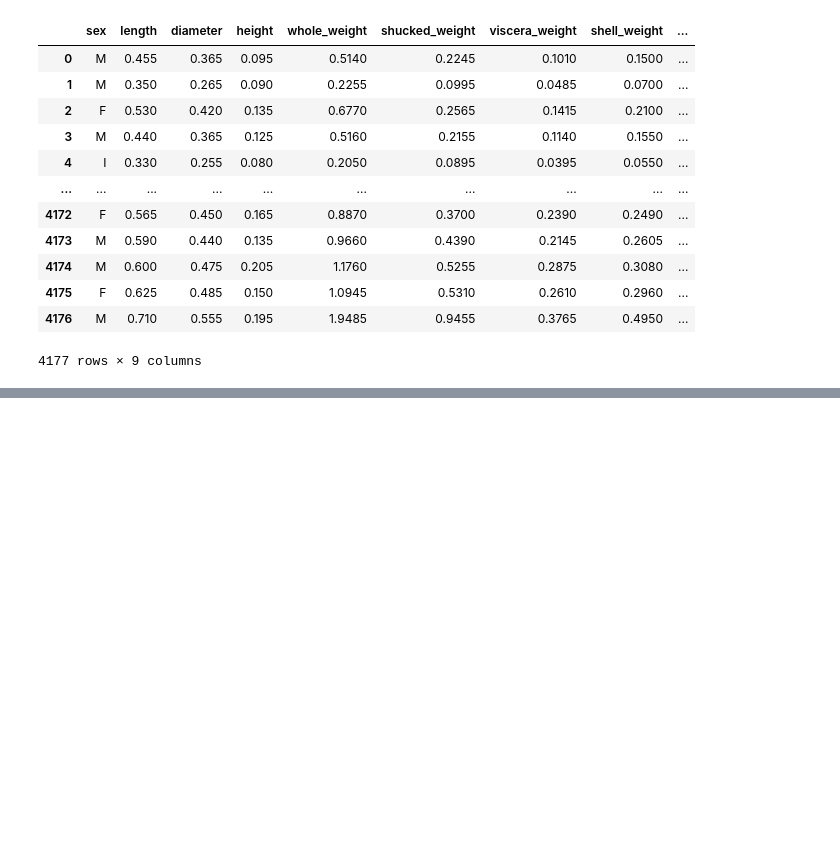
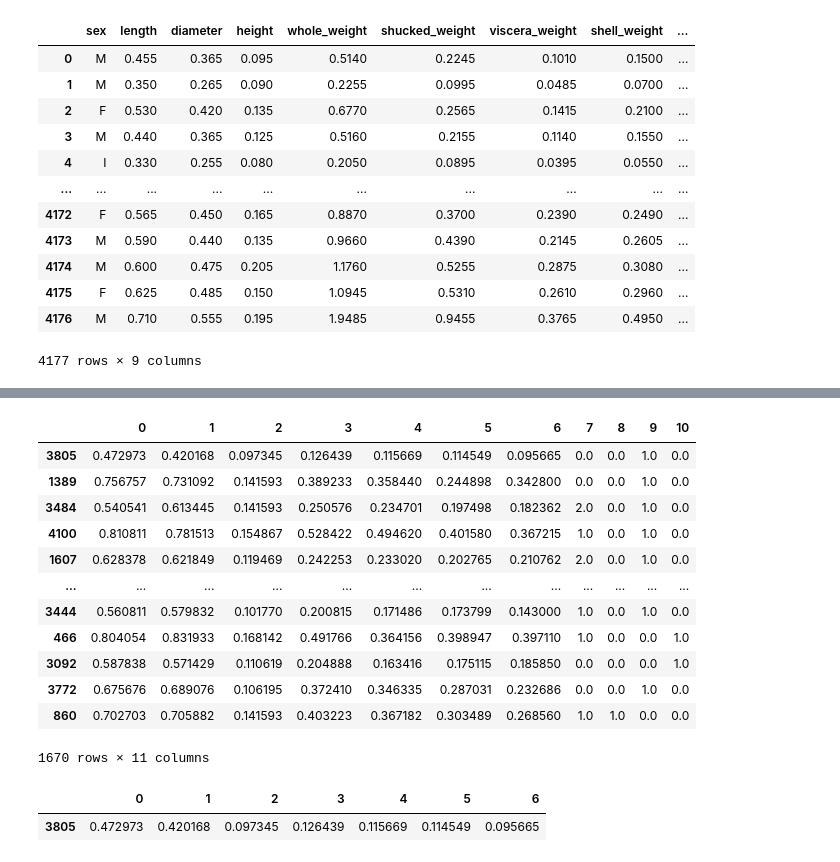
Before and after one commit to dominicshore/multi_class_clf, a Jupyter notebook: assignment_3/Assignment_3_Dominic_Shore.ipynb, the cells around one changed output, grey strips where cells are left out. Drawn from its saved outputs; the diff is of its cells as text; code cells hidden in the pictures; blank space fills up the shorter version.

```diff
--- a/assignment_3/Assignment_3_Dominic_Shore.ipynb
+++ b/assignment_3/Assignment_3_Dominic_Shore.ipynb
@@ -79,0 +113,26 @@ Name: ring_class, dtype: int64
+# %%
+X = abs_prepared.iloc[:,:-1]
+y = abs_prepared.iloc[:,-1]
+# %%
+X_train, X_test, y_train, y_test = train_test_split(X, y, train_size = 0.4, random_state=42)
+# %%
+X_train
+# %% [output]
+|  | 0 | 1 | 2 | 3 | 4 | 5 | 6 | 7 | 8 | 9 | 10 |
+| 3805 | 0.472973 | 0.420168 | 0.097345 | 0.126439 | 0.115669 | 0.114549 | 0.095665 | 0.0 | 0.0 | 1.0 | 0.0 |
+| 1389 | 0.756757 | 0.731092 | 0.141593 | 0.389233 | 0.358440 | 0.244898 | 0.342800 | 0.0 | 0.0 | 1.0 | 0.0 |
+| 3484 | 0.540541 | 0.613445 | 0.141593 | 0.250576 | 0.234701 | 0.197498 | 0.182362 | 2.0 | 0.0 | 1.0 | 0.0 |
+| 4100 | 0.810811 | 0.781513 | 0.154867 | 0.528422 | 0.494620 | 0.401580 | 0.367215 | 1.0 | 0.0 | 1.0 | 0.0 |
+| 1607 | 0.628378 | 0.621849 | 0.119469 | 0.242253 | 0.233020 | 0.202765 | 0.210762 | 2.0 | 0.0 | 1.0 | 0.0 |
+| ... | ... | ... | ... | ... | ... | ... | ... | ... | ... | ... | ... |
+| 3444 | 0.560811 | 0.579832 | 0.101770 | 0.200815 | 0.171486 | 0.173799 | 0.143000 | 1.0 | 0.0 | 1.0 | 0.0 |
+| 466 | 0.804054 | 0.831933 | 0.168142 | 0.491766 | 0.364156 | 0.398947 | 0.397110 | 1.0 | 0.0 | 0.0 | 1.0 |
+| 3092 | 0.587838 | 0.571429 | 0.110619 | 0.204888 | 0.163416 | 0.175115 | 0.185850 | 0.0 | 0.0 | 0.0 | 1.0 |
+| 3772 | 0.675676 | 0.689076 | 0.106195 | 0.372410 | 0.346335 | 0.287031 | 0.232686 | 0.0 | 0.0 | 1.0 | 0.0 |
+| 860 | 0.702703 | 0.705882 | 0.141593 | 0.403223 | 0.367182 | 0.303489 | 0.268560 | 1.0 | 1.0 | 0.0 | 0.0 |
+1670 rows × 11 columns
+# %%
+X_train.iloc[:1,:7]
+# %% [output]
+|  | 0 | 1 | 2 | 3 | 4 | 5 | 6 |
+| 3805 | 0.472973 | 0.420168 | 0.097345 | 0.126439 | 0.115669 | 0.114549 | 0.095665 |
```
Also changed, not shown: parts of 13 cells of this notebook.
